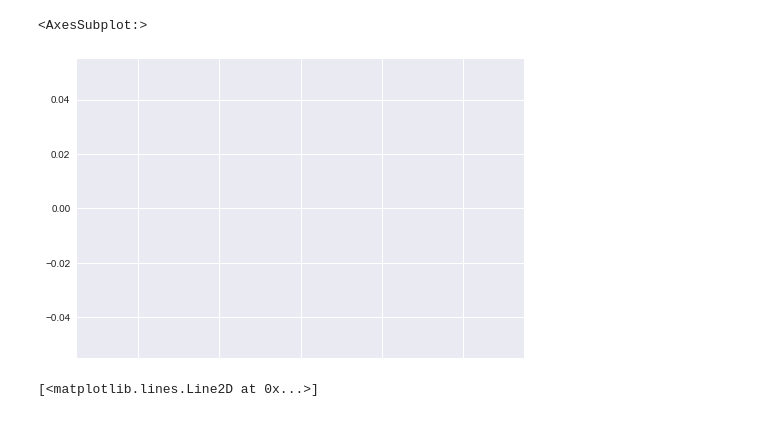
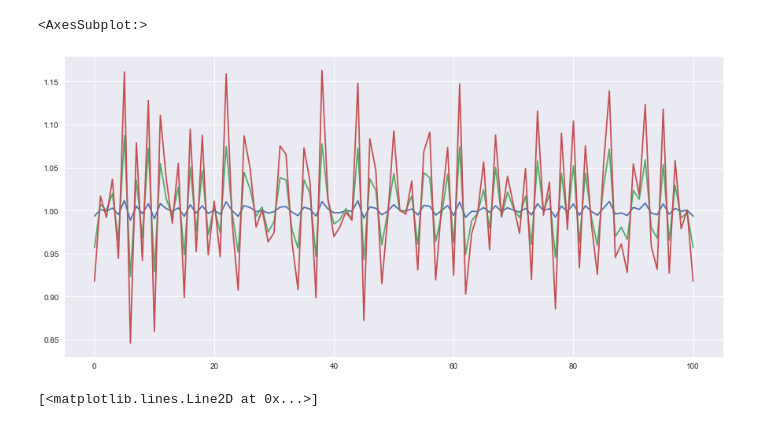
Before and after one commit to edoardoluna/EC-CC-PDE-Model, a Jupyter notebook: stoch_pde.ipynb, the cells around one changed output. Saved outputs shown, nothing was run; the diff lists cells and outputs as text; code cells hidden in the pictures.

```diff
--- a/stoch_pde.ipynb
+++ b/stoch_pde.ipynb
@@ -41,12 +41,16 @@ y_data
 | 10000 | NaN | NaN | NaN | NaN | NaN | NaN | NaN | NaN | NaN | NaN | ... | ... |
 10001 rows × 102 columns
 # %%
-y_data = y_data.dropna(axis=1)
+#y_data = y_data.dropna(axis=1)
 # %%
-y_data.iloc[700].plot()
+# Solutions to stoch pde. Only noise and birth terms are included
+plt.figure(figsize=(15,7))
+y_data.iloc[1].plot()
+y_data.iloc[10].plot()
+y_data.iloc[20].plot()
 # %% [output]
 <AxesSubplot:>
-[figure, old version]
+[figure, new version]
 # %%
 plt.plot(x_axis,y_data.iloc[500])
 plt.plot(x_axis,y_data.iloc[1000])
```
Also changed, not shown: parts of 2 cells of this notebook.
